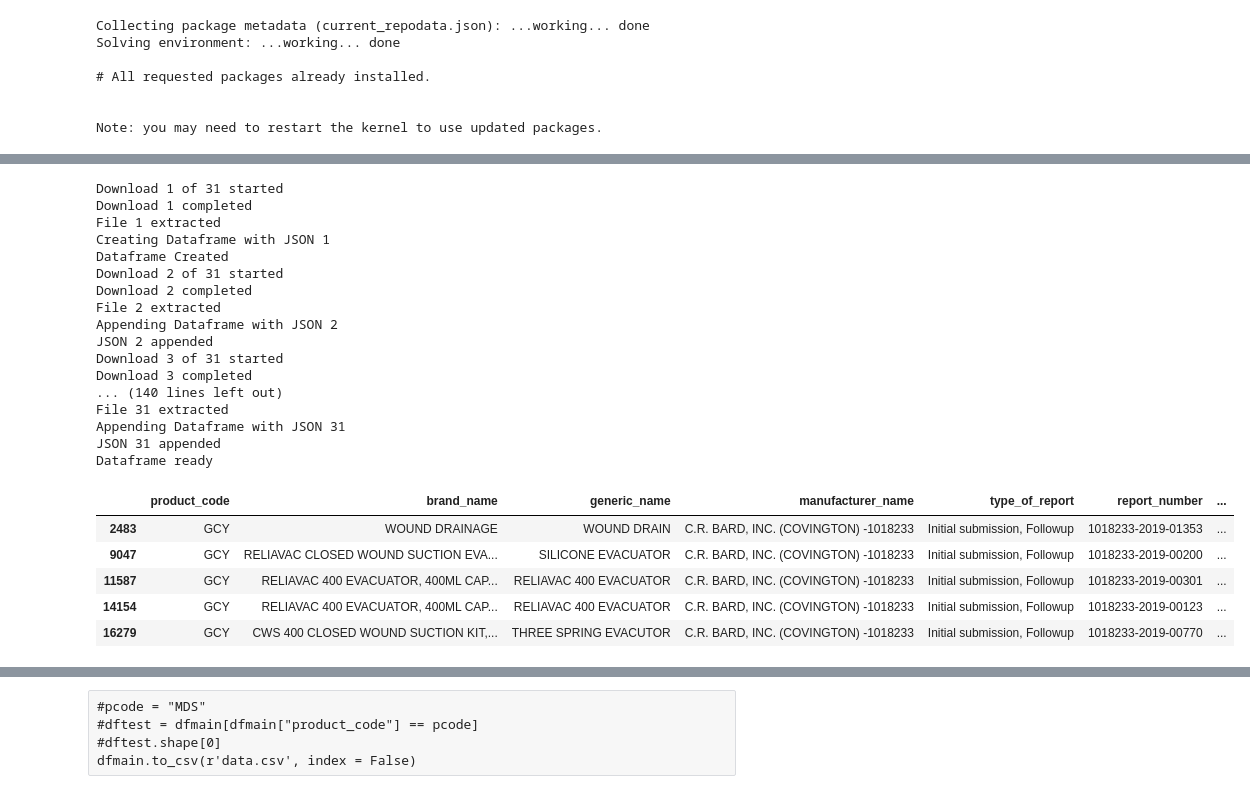
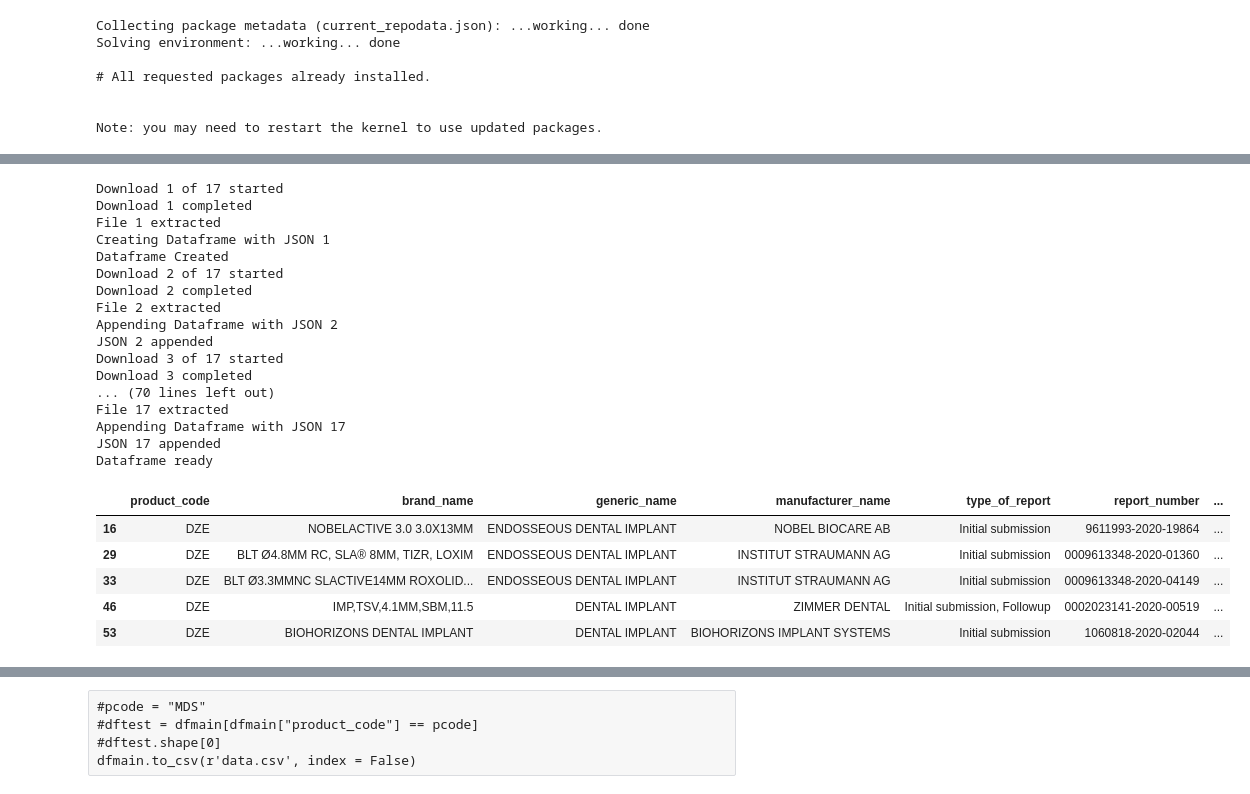
Before and after one commit to allenbutt/FDA, a Jupyter notebook: FDA.ipynb, the cells around one changed output, grey strips where cells are left out. Cells and saved outputs as stored; diff of their text form; code cells hidden in the pictures.

```diff
--- a/FDA.ipynb
+++ b/FDA.ipynb
@@ -133,7 +132,7 @@ url_list = lxml.html.fromstring(substring)
 url_list = url_list.xpath('//a/@href')
 #print(newlist)
 # %%
-start_year = 2019
+start_year = 2020
 end_year = 2020
 
 year_list = list(range(start_year, end_year+1))
@@ -156,7 +155,7 @@ import requests, zipfile
 from io import BytesIO
 
 #Filter Data by Project Code, use "All" to include all data
-pcode = ["GCY","GAG"]
+pcode = ["DZE"]
 #pcode = ["All"]
 
 #Run loop, opening JSONs
@@ -205,22 +204,22 @@ for snuh in index_to_download:
     loopnumber = loopnumber + 1
 print("Dataframe ready")
 # %% [output]
-Download 1 of 31 started
+Download 1 of 17 started
 Download 1 completed
 File 1 extracted
 Creating Dataframe with JSON 1
 Dataframe Created
-Download 2 of 31 started
+Download 2 of 17 started
 Download 2 completed
 File 2 extracted
 Appending Dataframe with JSON 2
 JSON 2 appended
-Download 3 of 31 started
+Download 3 of 17 started
 Download 3 completed
-... (140 lines left out)
-File 31 extracted
-Appending Dataframe with JSON 31
-JSON 31 appended
+... (70 lines left out)
+File 17 extracted
+Appending Dataframe with JSON 17
+JSON 17 appended
 Dataframe ready
 # %%
 #dfmain.info()
@@ -248,21 +247,24 @@ dfmain["mdr_text"] = [x.lower() for x in newmdr]
 # %%
 #dfmain = pd.read_csv("data.csv", encoding = 'unicode_escape')
 
 #Remove stop words in MDR Text--we must remove null rows before this step can be done
 stop_words = set(stopwords.words('english'))
 
+#Add additional common words into stopwords
+stop_words.update(["investigation","still","progress","complete","supplemental","report","filed","device","returned","reported"])
+
 dfmain = dfmain[dfmain['mdr_text'].notnull()]
 
 dfmain['mdr_text'] = dfmain['mdr_text'].apply(lambda x: ' '.join([word for word in x.split() if word not in (stop_words)]))
 
 dfmain.head()
 # %% [output]
 |  | product_code | brand_name | generic_name | manufacturer_name | type_of_report | report_number | ... |
-| 2483 | GCY | WOUND DRAINAGE | WOUND DRAIN | C.R. BARD, INC. (COVINGTON) -1018233 | Initial submission, Followup | 1018233-2019-01353 | ... |
-| 9047 | GCY | RELIAVAC CLOSED WOUND SUCTION EVA... | SILICONE EVACUATOR | C.R. BARD, INC. (COVINGTON) -1018233 | Initial submission, Followup | 1018233-2019-00200 | ... |
-| 11587 | GCY | RELIAVAC 400 EVACUATOR, 400ML CAP... | RELIAVAC 400 EVACUATOR | C.R. BARD, INC. (COVINGTON) -1018233 | Initial submission, Followup | 1018233-2019-00301 | ... |
-| 14154 | GCY | RELIAVAC 400 EVACUATOR, 400ML CAP... | RELIAVAC 400 EVACUATOR | C.R. BARD, INC. (COVINGTON) -1018233 | Initial submission, Followup | 1018233-2019-00123 | ... |
-| 16279 | GCY | CWS 400 CLOSED WOUND SUCTION KIT,... | THREE SPRING EVACUTOR | C.R. BARD, INC. (COVINGTON) -1018233 | Initial submission, Followup | 1018233-2019-00770 | ... |
+| 16 | DZE | NOBELACTIVE 3.0 3.0X13MM | ENDOSSEOUS DENTAL IMPLANT | NOBEL BIOCARE AB | Initial submission | 9611993-2020-19864 | ... |
+| 29 | DZE | BLT Ø4.8MM RC, SLA® 8MM, TIZR, LOXIM | ENDOSSEOUS DENTAL IMPLANT | INSTITUT STRAUMANN AG | Initial submission | 0009613348-2020-01360 | ... |
+| 33 | DZE | BLT Ø3.3MMNC SLACTIVE14MM ROXOLID... | ENDOSSEOUS DENTAL IMPLANT | INSTITUT STRAUMANN AG | Initial submission | 0009613348-2020-04149 | ... |
+| 46 | DZE | IMP,TSV,4.1MM,SBM,11.5 | DENTAL IMPLANT | ZIMMER DENTAL | Initial submission, Followup | 0002023141-2020-00519 | ... |
+| 53 | DZE | BIOHORIZONS DENTAL IMPLANT | DENTAL IMPLANT | BIOHORIZONS IMPLANT SYSTEMS | Initial submission | 1060818-2020-02044 | ... |
 # %%
 #dfmain = pd.read_csv("data.csv", encoding = 'unicode_escape')
 
```
Also changed, not shown: parts of 16 cells of this notebook.
